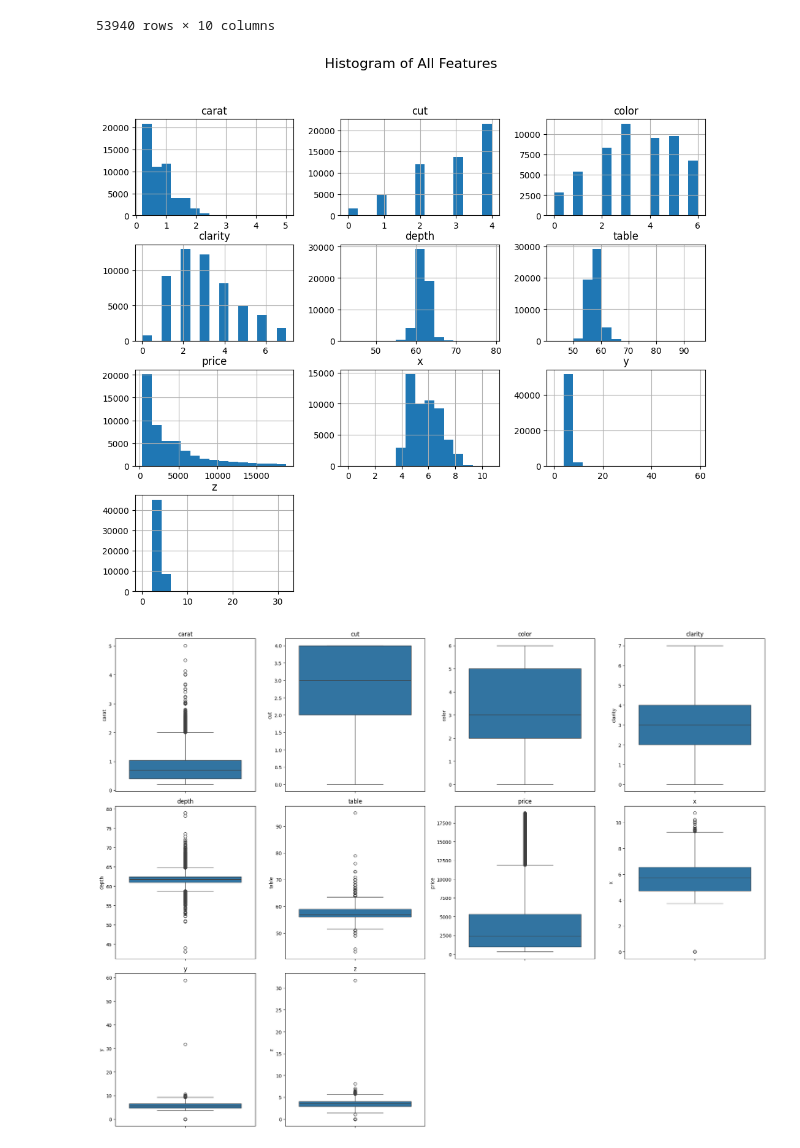
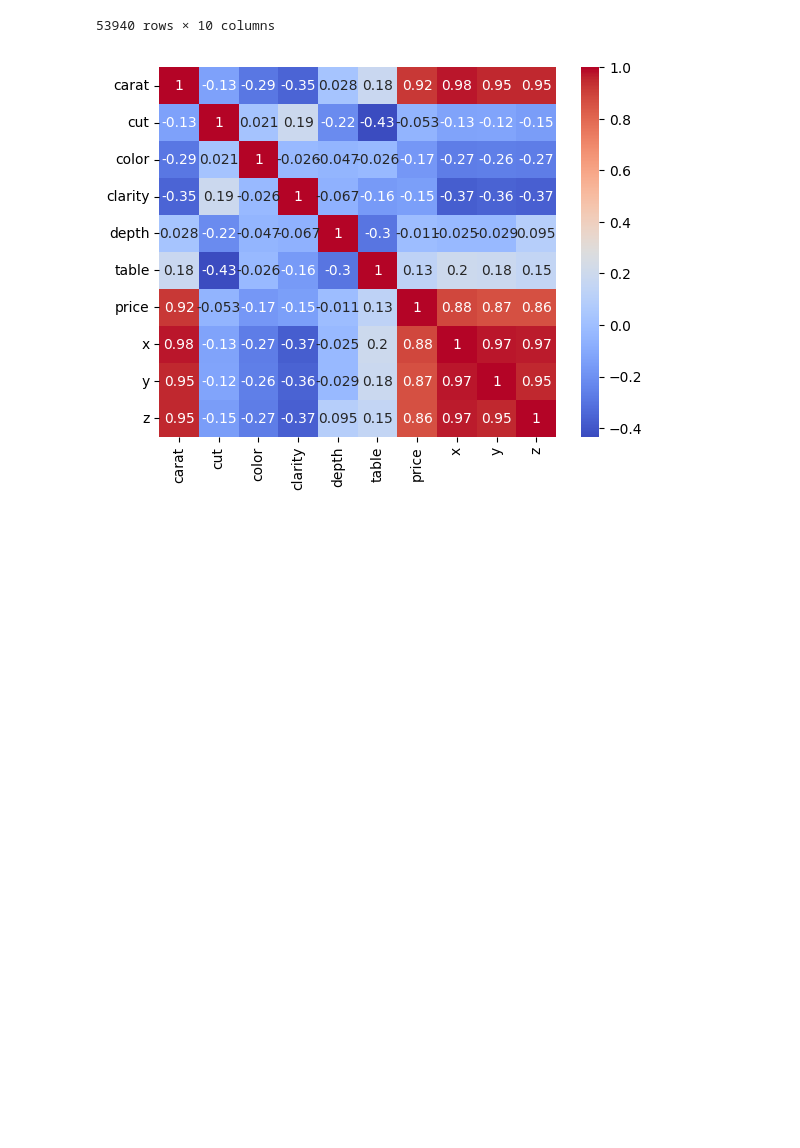
Before and after one commit to lad94220/ML-Lab1, a Jupyter notebook: model.ipynb, the cells around one changed output. Cells and saved outputs as stored; diff of their text form; code cells hidden in the pictures; blank space fills up the shorter version.

```diff
--- a/model.ipynb
+++ b/model.ipynb
@@ -41,69 +41,8 @@ data
 # %%
 # sns.pairplot(data)
 # plt.show()
 
-# sns.heatmap(data.corr(), annot=True, cmap='coolwarm')
-# plt.show()
-
-# ===========================
-# 3. Histogram các feature
-# ===========================
-data.hist(figsize=(12, 10), bins=15)
-plt.suptitle("Histogram of All Features", fontsize=16)
+sns.heatmap(data.corr(), annot=True, cmap='coolwarm')
 plt.show()
-
-# ===========================
-# 4. Boxplot kiểm tra outliers
-# ===========================
-cols = data.columns
-n = len(cols)
-
-nrows = 3
-ncols = (n + nrows - 1) // nrows
-
-fig, axes = plt.subplots(nrows=nrows, ncols=ncols, figsize=(5*ncols, 5*nrows))
-axes = axes.flatten()
-
-for i, col in enumerate(cols):
-    sns.boxplot(y=data[col], ax=axes[i])
-    axes[i].set_title(col)
-
-for j in range(i+1, len(axes)):
-    axes[j].set_visible(False)
-
-plt.tight_layout()
-plt.show()
-
-# ===========================
-# 5. Scatter plot từng feature vs price
-# ===========================
-target = "price"
-feature_cols = [c for c in data.columns if c != target]
-
-n = len(feature_cols)
-nrows = 3
-ncols = (n + nrows - 1) // nrows
-
-fig, axes = plt.subplots(nrows, ncols, figsize=(12, 4*nrows))
-axes = axes.flatten()
-
-for i, col in enumerate(feature_cols):
-    sns.scatterplot(x=data[col], y=data[target], ax=axes[i])
-    axes[i].set_title(f"{col} vs price")
-
-for j in range(i+1, len(axes)):
-    axes[j].set_visible(False)
-
-plt.tight_layout()
-plt.show()
-
-# ===========================
-# 6. Heatmap tương quan
-# ===========================
-plt.figure(figsize=(10, 8))
-sns.heatmap(data.corr(), annot=True, cmap="coolwarm", fmt=".2f")
-plt.title("Correlation Heatmap")
-plt.show()
 # %% [output]
-[figure, old version]
+[figure, new version]
-[figure, removed]
```
Also changed, not shown: parts of 1 cell of this notebook.
